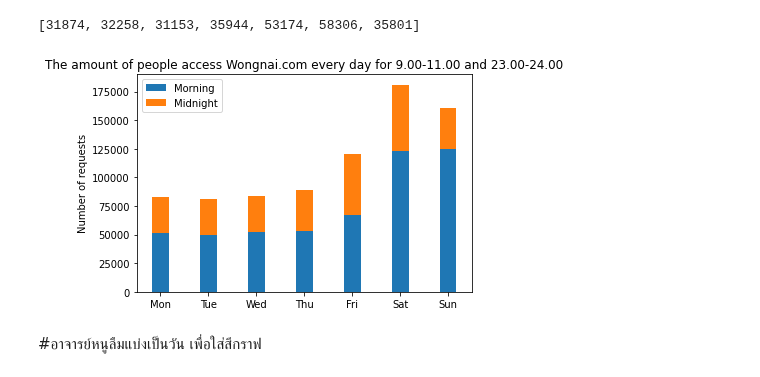
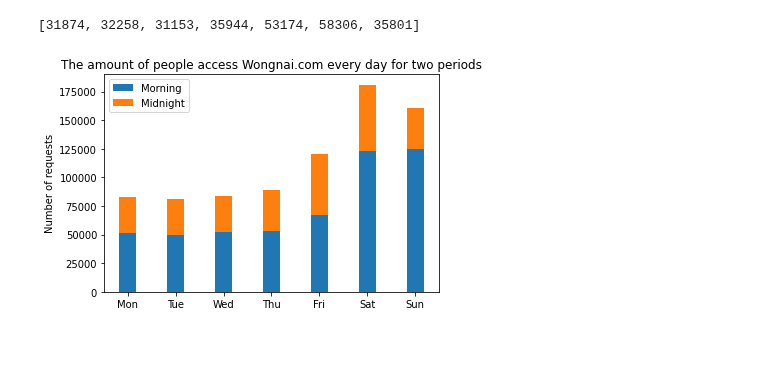
Before and after one commit to Kggzzz/data_viz, a Jupyter notebook: Visualize_Data_Comparison.ipynb, the cells around one changed output. Drawn from its saved outputs; the diff is of its cells as text; code cells hidden in the pictures; blank space fills up the shorter version.

```diff
--- a/Visualize_Data_Comparison.ipynb
+++ b/Visualize_Data_Comparison.ipynb
@@ -233,20 +235,18 @@ Sun_mid =
 # %%
 import matplotlib.pyplot as plt
 
 width = 0.35       # the width of the bars: can also be len(x) sequence
 
 fig, ax = plt.subplots()
 
 ax.bar(labels, Morning, width, label='Morning')
 ax.bar(labels, midnight, width, bottom=Morning, label='Midnight')
 #bottom คือเรากำหนดได้ว่ากราฟอีค่าข้อมูล จะเริ่มจากตรงไหนของข้อมูลเก่า
 
 ax.set_ylabel('Number of requests')
-ax.set_title('The amount of people access Wongnai.com every day for 9.00-11.00 and 23.00-24.00')
+ax.set_title('The amount of people access Wongnai.com every day for two periods')
 ax.legend()
 
 plt.show()
 # %% [output]
-[figure, old version]
+[figure, new version]
-# %% [markdown]
-#อาจารย์หนูลืมแบ่งเป็นวัน เพื่อใส่สีกราฟ
```
Also changed, not shown: parts of 6 cells of this notebook.
